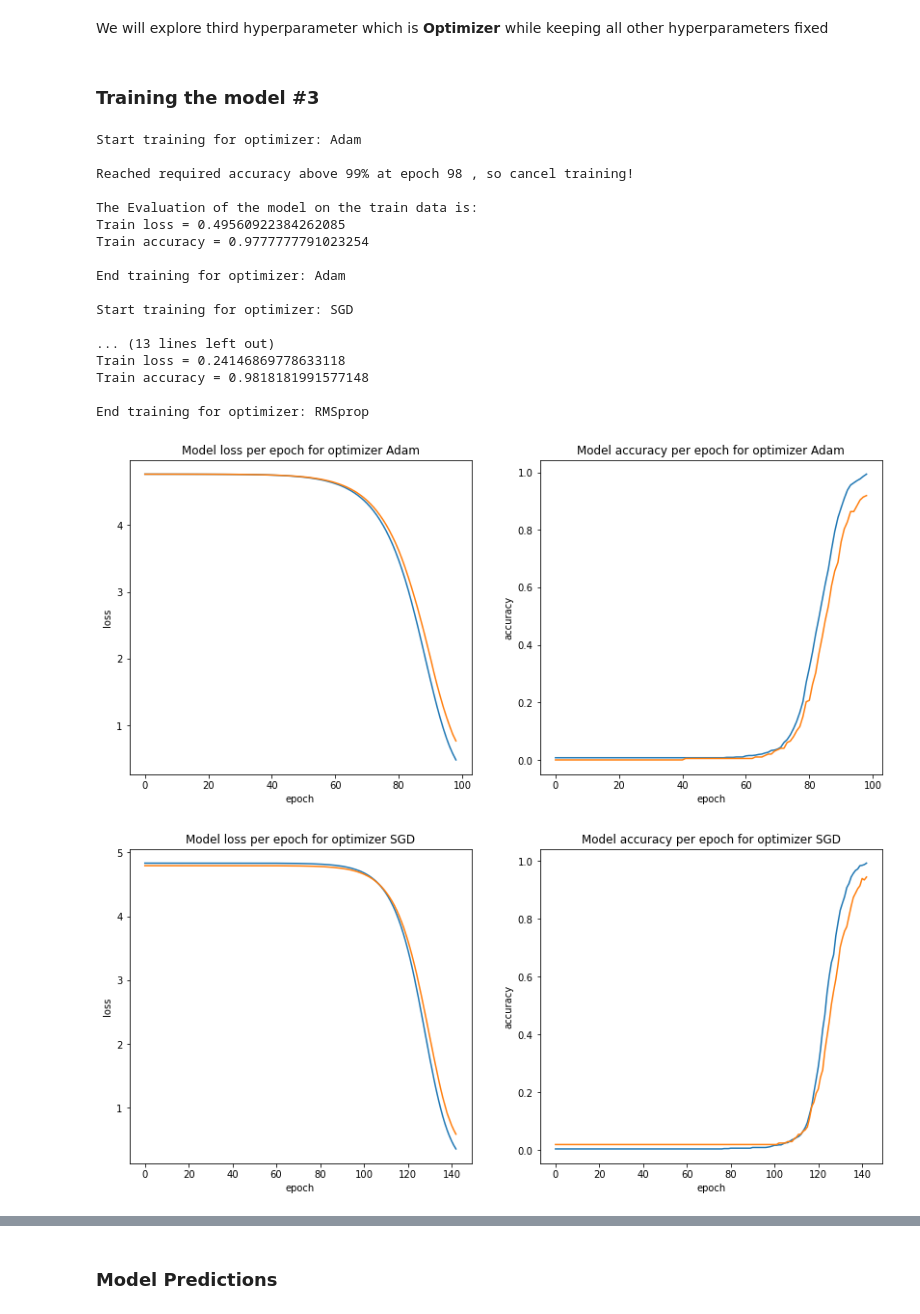
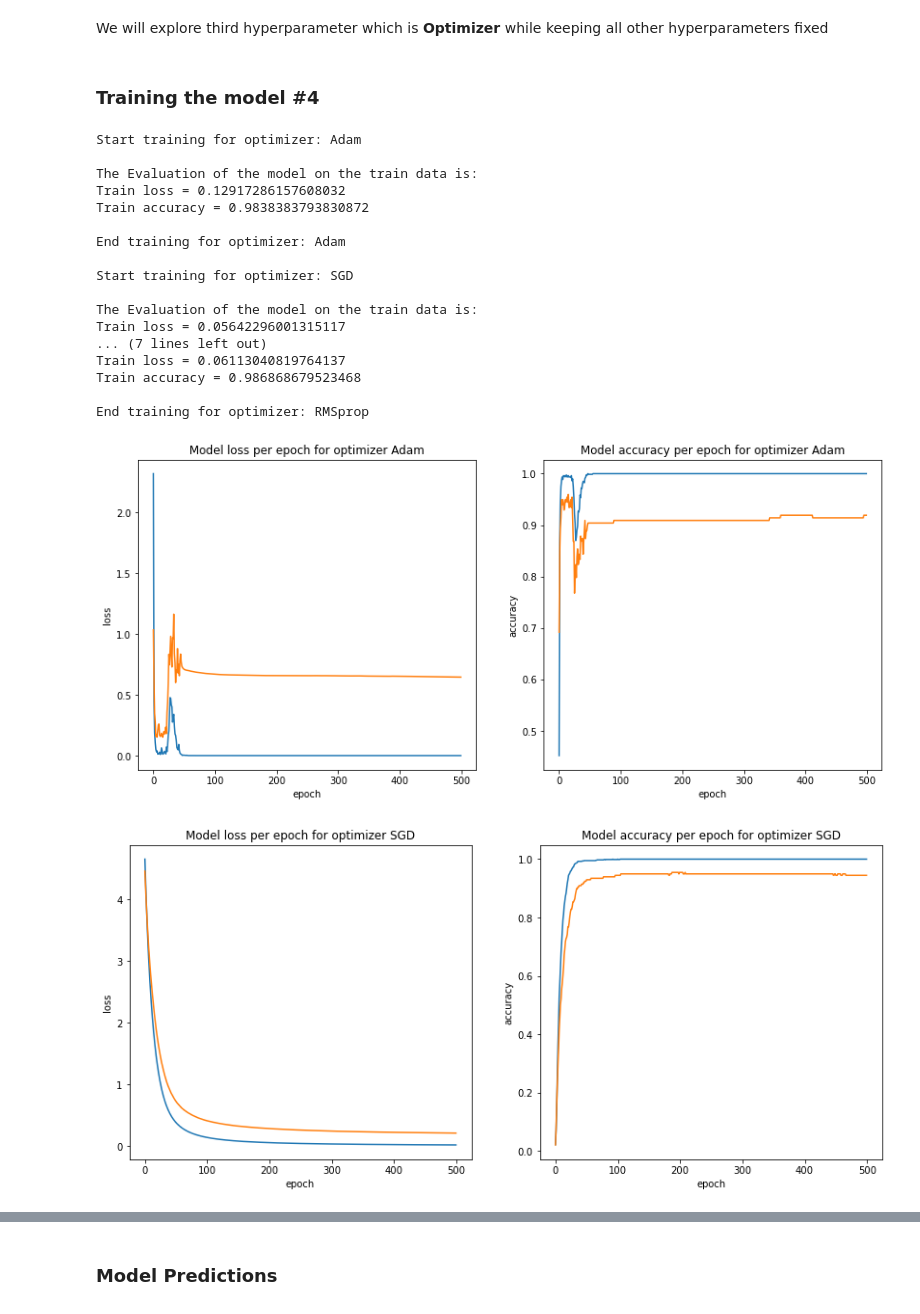
Before and after one commit to mahmodKhaled/Leaf-Classification, a Jupyter notebook: leaf_classification.ipynb, the cells around one changed output, grey strips where cells are left out. Cells and saved outputs as stored; diff of their text form; code cells hidden in the pictures.

```diff
--- a/leaf_classification.ipynb
+++ b/leaf_classification.ipynb
@@ -533,7 +634,7 @@ for batch in batch_size:
     model = DenseMLP(input_shape= X_train_scaled.shape, hidden_size= HIDDEN_SIZE, output_size= y_train_unique_length,
                      dropout_rate= DROPOUT_RATE, dropout= DROPOUT)
     history = training(model, tf.cast(X_train_scaled,dtype=tf.float32), tf.cast(y_train_encoded,dtype=tf.int32), batch,
-                       OPTIMIZER, LEARNING_RATE_SCHEDULAR)
+                       OPTIMIZER, None,None)
     train_curves(history,'for batch size',batch)
     loss, acc = evaluation(model= model, X= X_train_scaled, y= y_train_encoded, batch_size= batch)
     print('\nThe Evaluation of the model on the train data is:')
@@ -568,9 +671,8 @@ We will explore second hyperparameter which is **Hidden size** while keeping all
 # %%
 BATCH_SIZE = 64
 hidden_size = [64, 128, 256]
-LEARNING_RATE = 1e-8
-OPTIMIZER = Adam()
-LEARNING_RATE_SCHEDULAR = LearningRateScheduler(lambda epoch: LEARNING_RATE * 10**(epoch / 20))
+LEARNING_RATE = 6e-2
+OPTIMIZER = Adam(learning_rate=LEARNING_RATE)
 DROPOUT_RATE = 0
 DROPOUT = False
 # %% [markdown]
@@ -581,9 +683,9 @@ for hidden in hidden_size:
     model = DenseMLP(input_shape= X_train_scaled.shape, hidden_size= hidden, output_size= y_train_unique_length,
                      dropout_rate= DROPOUT_RATE, dropout= DROPOUT)
     history = training(model, tf.cast(X_train_scaled,dtype=tf.float32), tf.cast(y_train_encoded,dtype=tf.int32), BATCH_SIZE,
-                        OPTIMIZER, LEARNING_RATE_SCHEDULAR)
+                        OPTIMIZER, None,None)
     train_curves(history,'for hidden size',hidden)
-    loss, acc = evaluation(model= model, X= X_train_scaled, y= y_train_encoded, batch_size= batch)
+    loss, acc = evaluation(model= model, X= X_train_scaled, y= y_train_encoded, batch_size= BATCH_SIZE)
     print('\nThe Evaluation of the model on the train data is:')
     print('Train loss =',loss)
     print('Train accuracy =', acc)
@@ -615,45 +719,44 @@ End training for Batch size = 256
 We will explore third hyperparameter which is **Optimizer** while keeping all other hyperparameters fixed
 # %%
 BATCH_SIZE = 64
-HIDDEN_SIZE = 128
-LEARNING_RATE = 1e-8
-optimizer = [Adam(), SGD(learning_rate=0.01,momentum=0.05), RMSprop(learning_rate=0.001,momentum=0.05)]
+HIDDEN_SIZE = 64
+LEARNING_RATE = 6e-2
+optimizer = [Adam(learning_rate=LEARNING_RATE), SGD(learning_rate=LEARNING_RATE), RMSprop(learning_rate=LEARNING_RATE)]
 optimizer_name = ['Adam', 'SGD', 'RMSprop']
-LEARNING_RATE_SCHEDULAR = LearningRateScheduler(lambda epoch: LEARNING_RATE * 10**(epoch / 20))
 DROPOUT_RATE = 0
 DROPOUT = False
 # %% [markdown]
-### Training the model #3
+### Training the model #4
 # %%
 for opt_name, opt in zip(optimizer_name, optimizer):
     print('Start training for optimizer:', str(opt_name))
-    model = DenseMLP(input_shape= X_train_scaled.shape, hidden_size= hidden, output_size= y_train_unique_length,
+    model = DenseMLP(input_shape= X_train_scaled.shape, hidden_size= HIDDEN_SIZE, output_size= y_train_unique_length,
                      dropout_rate= DROPOUT_RATE, dropout= DROPOUT)
     history = training(model, tf.cast(X_train_scaled,dtype=tf.float32), tf.cast(y_train_encoded,dtype=tf.int32), BATCH_SIZE,
-     opt, LEARNING_RATE_SCHEDULAR)
+     opt, None,None)
     train_curves(history,'for optimizer',opt_name)
-    loss, acc = evaluation(model= model, X= X_train_scaled, y= y_train_encoded, batch_size= batch)
+    loss, acc = evaluation(model= model, X= X_train_scaled, y= y_train_encoded, batch_size= BATCH_SIZE)
     print('\nThe Evaluation of the model on the train data is:')
     print('Train loss =',loss)
     print('Train accuracy =', acc)
     print('\nEnd training for optimizer:', str(opt_name) + '\n')
 # %% [output]
 Start training for optimizer: Adam
 
-Reached required accuracy above 99% at epoch 98 , so cancel training!
-
 The Evaluation of the model on the train data is:
-Train loss = 0.49560922384262085
-Train accuracy = 0.9777777791023254
+Train loss = 0.12917286157608032
+Train accuracy = 0.9838383793830872
 
 End training for optimizer: Adam
 
 Start training for optimizer: SGD
 
-... (13 lines left out)
-Train loss = 0.24146869778633118
-Train accuracy = 0.9818181991577148
+The Evaluation of the model on the train data is:
+Train loss = 0.05642296001315117
+... (7 lines left out)
+Train loss = 0.06113040819764137
+Train accuracy = 0.986868679523468
 
 End training for optimizer: RMSprop
-[figure, old version]
+[figure, new version]
-[figure, old version]
+[figure, new version]
```
Also changed, not shown: parts of 37 cells of this notebook.
